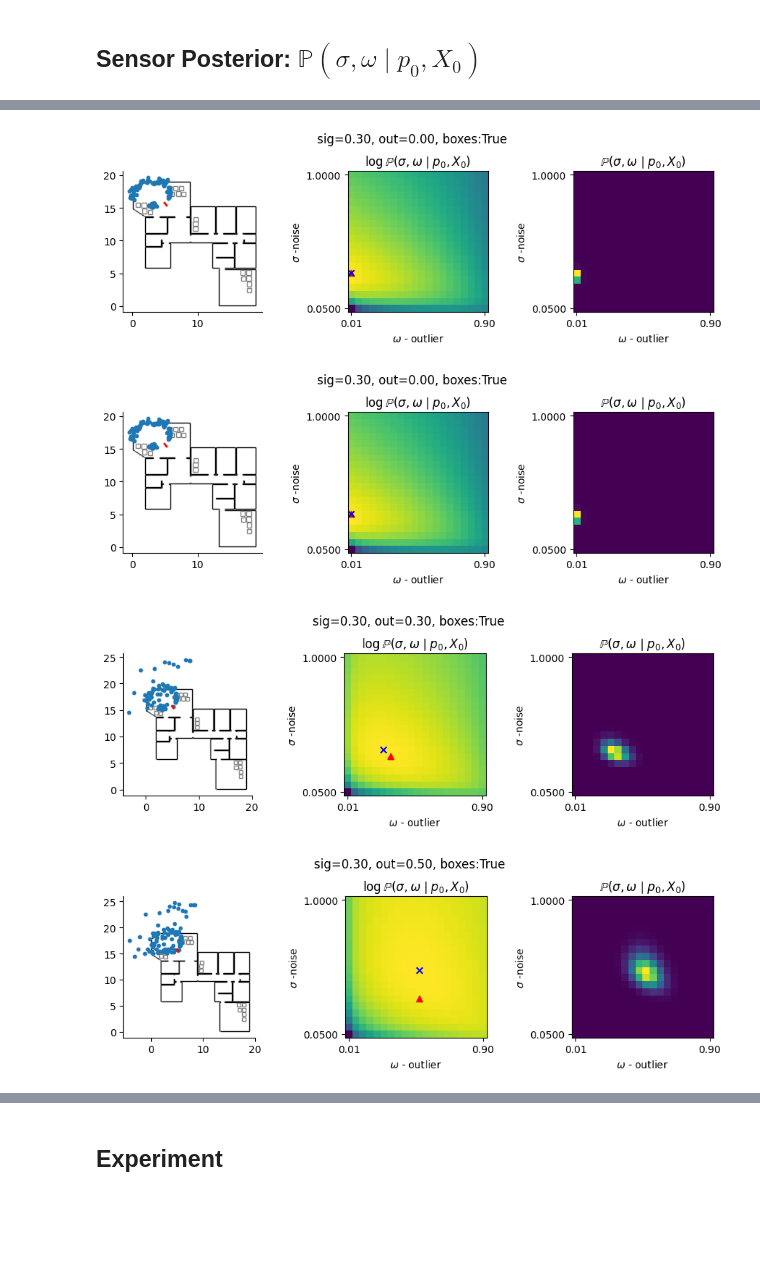
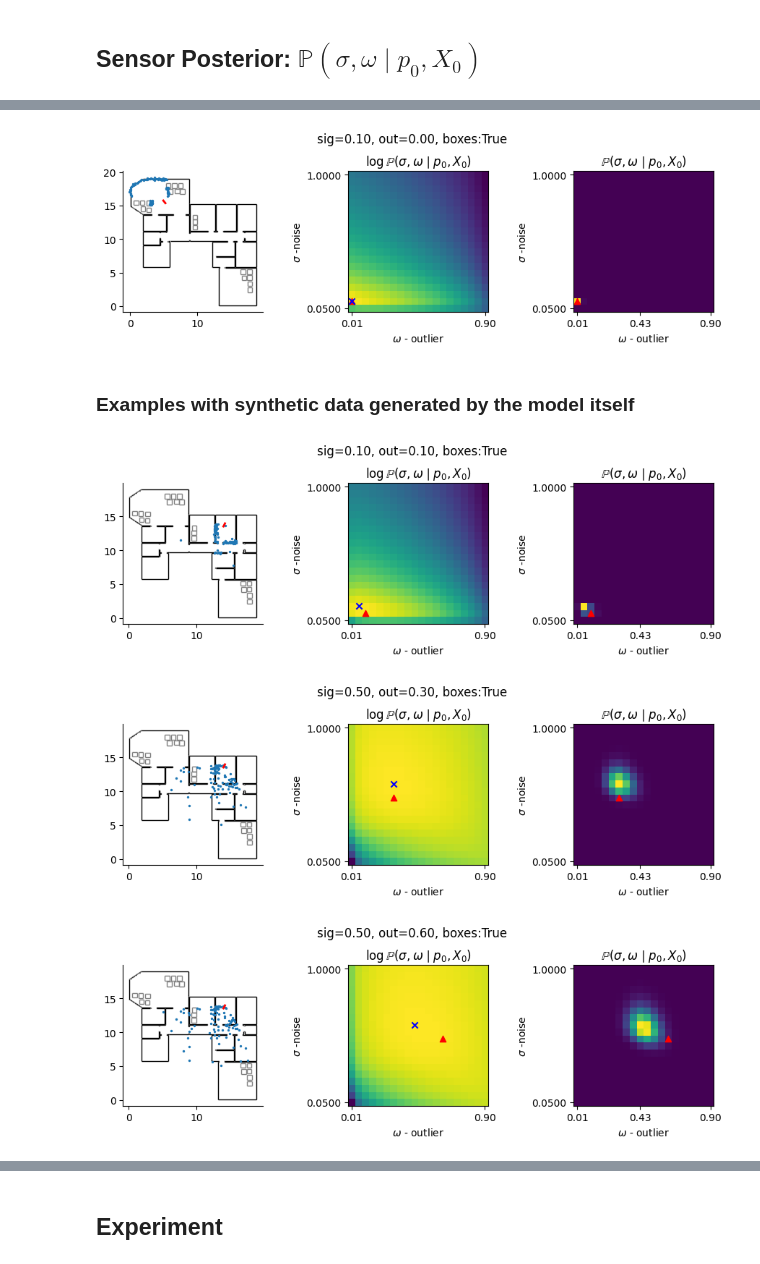
Before and after one commit to probcomp/chi-sight-mkl, a Jupyter notebook: notebooks/22 - Hierarchical Sensor Model - Teaching.ipynb, the cells around one changed output, grey strips where cells are left out. Drawn from its saved outputs; the diff is of its cells as text; code cells hidden in the pictures; blank space fills up the shorter version.

```diff
--- a/notebooks/22 - Hierarchical Sensor Model - Teaching.ipynb
+++ b/notebooks/22 - Hierarchical Sensor Model - Teaching.ipynb
@@ -312,17 +312,17 @@ zmax  = 10.0
 
 sensor_model_type = ["constrained", "baseline"][0]
 model = make_model(w, zmax, sensor_model_type)
-key = keysplit(key)
 ch = choice_map({
         'x':  jnp.array(_ps[35,:2]),
         'hd': adjust_angle(_ps[35, 2]),
-        'sig':     1e-6,
-        'outlier': 0.0,
+        'sig':     1e-1,
+        'outlier': 0.1,
 })
-args = (jnp.array([0,1]),)
+args = (jnp.array([0]),)
+key = keysplit(key)
 w, tr = model.importance(key, ch, args)
 
-
+p,X = tr.retval
 # ========================================
 plot_tr(tr)
 # %% [output]
@@ -405,11 +405,9 @@ warning: Linking two modules of different target triples: 'LLVMDialectModule' is
 ## Vector Grid
 # %%
 def get_linear_grid(shape, bounds, flat=False):
-    n = len(shape)
-    vs = jnp.stack(jnp.meshgrid(
-        *[jnp.linspace(*b, d) for b,d in zip(bounds, shape)],
-    indexing='ij'), axis=-1)
 
+    linspaces = [jnp.linspace(*b, d) for b,d in zip(bounds, shape)]
+    vs = jnp.stack(jnp.meshgrid(*linspaces, indexing='ij'), axis=-1)
     if flat: vs = vs.reshape(-1,len(shape))
 
     return vs
@@ -440,15 +435,9 @@ eval_sensor = jax.jit(jax.vmap(_eval_sensor, in_axes=(None, None, None, 0, 0)))
 # %%
-t0   = 40
-p0   = _ps[t0]
-sig0 = 0.2
-out0 = 0.3
-
 # TODO: Add coloring to the scatter plot, either by logprob or by outlier.
-
-
 def sensor_posterior_experiment(key, t0, sig0, out0, use_boxes = True, figsize=(9,3)):
 
     key = keysplit(key)
+    p0  = _ps[t0]
     tr0 = create_ground_truth(key, p0, sig0, out0, jnp.array([0,1]))
 
     shape = (20,20)
@@ -464,7 +453,9 @@ def sensor_posterior_experiment(key, t0, sig0, out0, use_boxes = True, figsize=(
     # =================================
     fig, axs = plt.subplots(1,3, figsize=figsize)
     plt.suptitle(f"sig={sig0:0.2f}, out={out0:0.2f}, boxes:{use_boxes}")
-    plot_tr(tr0, ax=axs[0], boxes=use_boxes)
+    plot_tr(tr0, ax=axs[0], boxes=use_boxes, size=2, c="r")
+
+
     axs[1].set_title("$\log \mathbb{P}(\sigma, \omega \mid p_0, X_0)$")
     axs[1].imshow(scores.reshape(grid.shape[:-1]), origin='lower')
     axs[1].set_ylabel("sigma")
@@ -483,8 +474,8 @@ def sensor_posterior_experiment(key, t0, sig0, out0, use_boxes = True, figsize=(
     I = jnp.unravel_index(jnp.argmax(scores), shape)
     axs[1].scatter(i1,i0, c="r", marker="^")
 
-    I = jnp.unravel_index(jnp.argmax(scores), shape)
-    axs[1].scatter(I[1],I[0], c="b", marker="x")
+    Imax = jnp.unravel_index(jnp.argmax(scores), shape)
+    axs[1].scatter(Imax[1],Imax[0], c="b", marker="x")
 
     axs[2].set_title("$\mathbb{P}(\sigma, \omega \mid p_0, X_0)$")
     im = scores.reshape(grid.shape[:-1])
@@ -493,30 +484,35 @@ def sensor_posterior_experiment(key, t0, sig0, out0, use_boxes = True, figsize=(
     axs[2].imshow(im, origin='lower')
     axs[2].set_ylabel("sigma")
     axs[2].set_xlabel("outlier")
+    xticks = [0, (shape[1]-1)//2,shape[1]-1]
     axs[2].set(
         xlabel="$\omega$ - outlier",
-        xticks=[0, shape[1]-1],
-        xticklabels=[f"{v:0.2f}" for v in grid[0,[0, shape[1]-1],1]],
+        xticks=xticks,
+        xticklabels=[f"{v:0.2f}" for v in grid[0,xticks,1]],
         ylabel="$\sigma$ -noise",
         yticks=[0, shape[0]-1],
         yticklabels=[f"{v:0.4f}" for v in grid[[0, shape[0]-1],0,0]],
     )
+    axs[2].scatter(i1,i0, c="r", marker="^")
+    # axs[2].scatter(Imax[1],Imax[0], c="b", marker="x")
     fig.tight_layout()
 # %%
 key = keysplit(key)
 t0   = 40
-sig0 = 0.3
+sig0 = 0.1
 out0 = 0.
 use_boxes = True
 sensor_posterior_experiment(key, t0, sig0, out0, use_boxes)
 # %% [output]
-[figure, old version]
+[figure, new version]
+# %% [markdown]
+### Examples with synthetic data generated by the model itself
 # %%
-t0 = 40
+t0 = 4
 use_boxes = True
-for sig0, out0 in [(0.3,0.0),(0.3,0.3),(0.3,0.5)]:
+for sig0, out0 in [(0.1,0.1),(0.5,0.3),(0.5,0.6)]:
     sensor_posterior_experiment(key, t0, sig0, out0, use_boxes)
 # %% [output]
-[figure, old version]
+[figure, new version]
-[figure, old version]
+[figure, new version]
-[figure, old version]
+[figure, new version]
```
Also changed, not shown: parts of 37 cells of this notebook, 1 other file.
